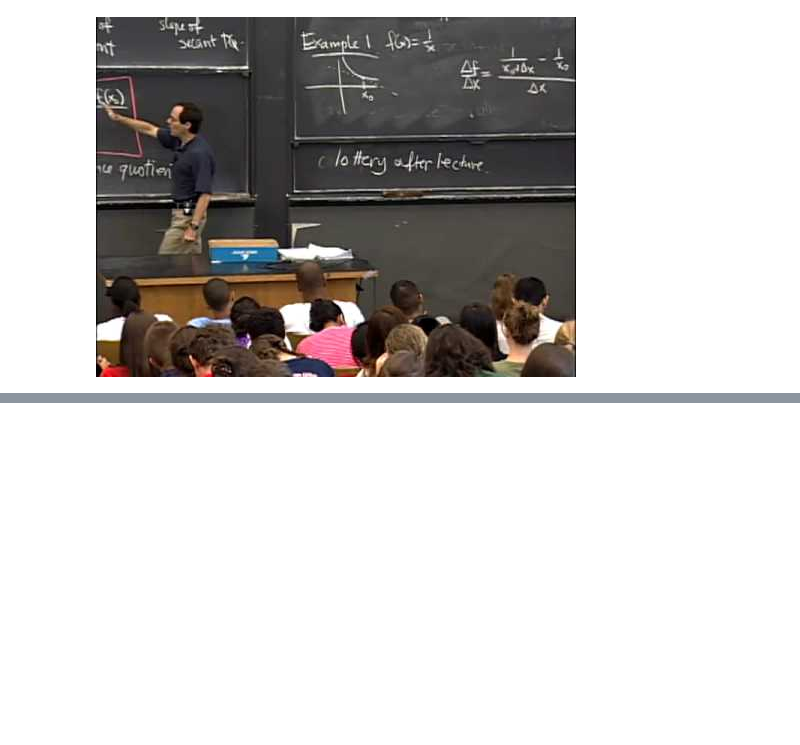
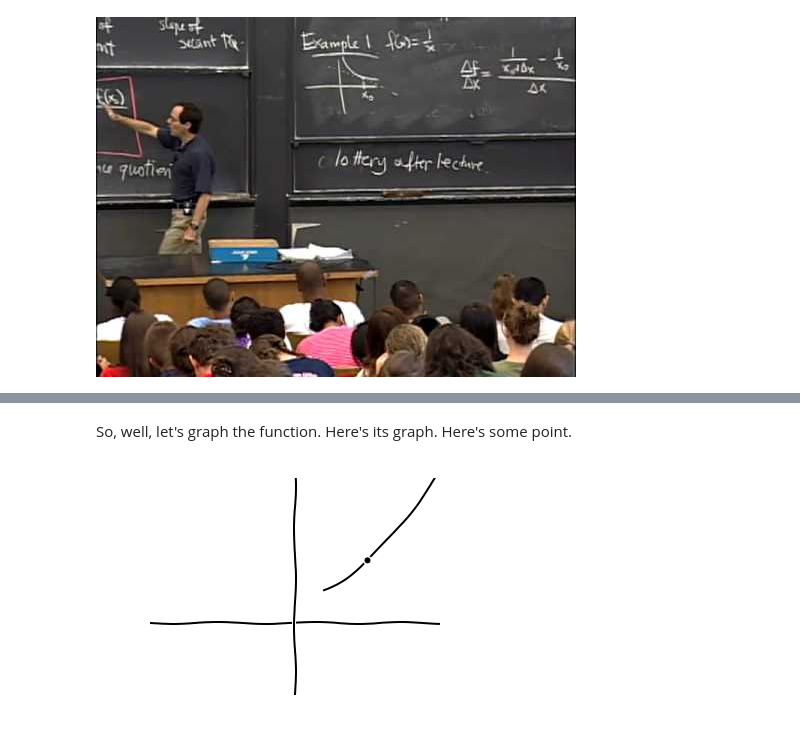
Before and after one commit to bhuztez/jupyterlab-config, a Jupyter notebook: 18.01SC-2010Fall/Unit1/S01.ipynb, the cells around one changed output, grey strips where cells are left out. Drawn from its saved outputs; the diff is of its cells as text; code cells hidden in the pictures; blank space fills up the shorter version.

```diff
--- a/18.01SC-2010Fall/Unit1/S01.ipynb
+++ b/18.01SC-2010Fall/Unit1/S01.ipynb
@@ -10,0 +61,30 @@ YouTubeVideo('7K1sB05pE0A', start=20, end=229)
+# %% [markdown]
+So, well, let's graph the function. Here's its graph. Here's some point.
+# %%
+plot = Plot(
+    plt.xkcd,
+    {'font.size': 20,
+     'lines.markersize': 10})
+
+@plot
+def init_ax(ax):
+    ax.set_aspect(1)
+    ax.set_axis_off()
+    ax.set_xlim(-1,1)
+    ax.set_ylim(-0.5,1)
+    ax.axhline(c='k')
+    ax.axvline(c='k')
+
+x = np.linspace(0.2, 1, 500)
+
+def f(x):
+    return 0.2+(x-0.1)**1.6
+
+@plot
+def draw_curve(ax, f):
+    ax.plot(x, f(x), 'k')
+    ax.plot(0.5, f(0.5), 'k.')
+
+plot.show()
+# %% [output]
+[figure, added]
```
Also changed, not shown: parts of 112 cells of this notebook, 7 other files.
